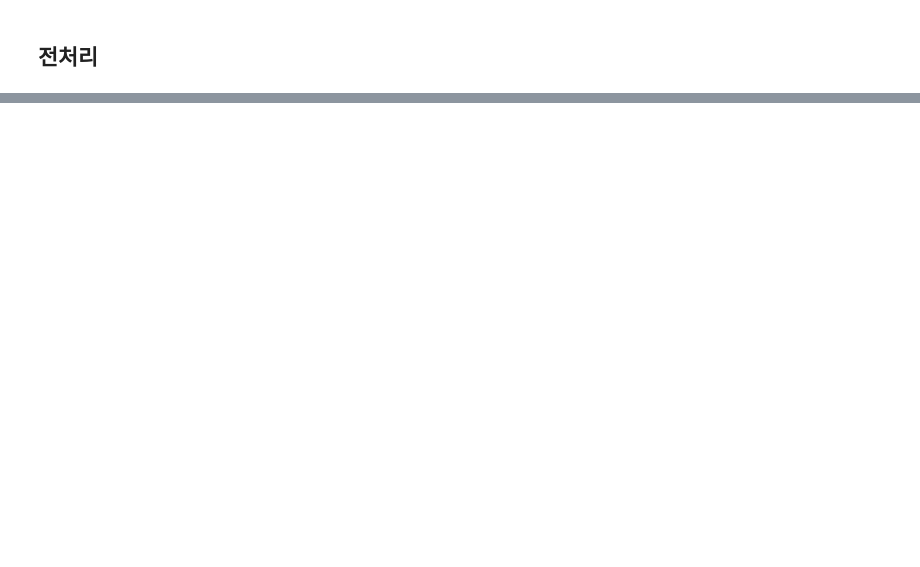
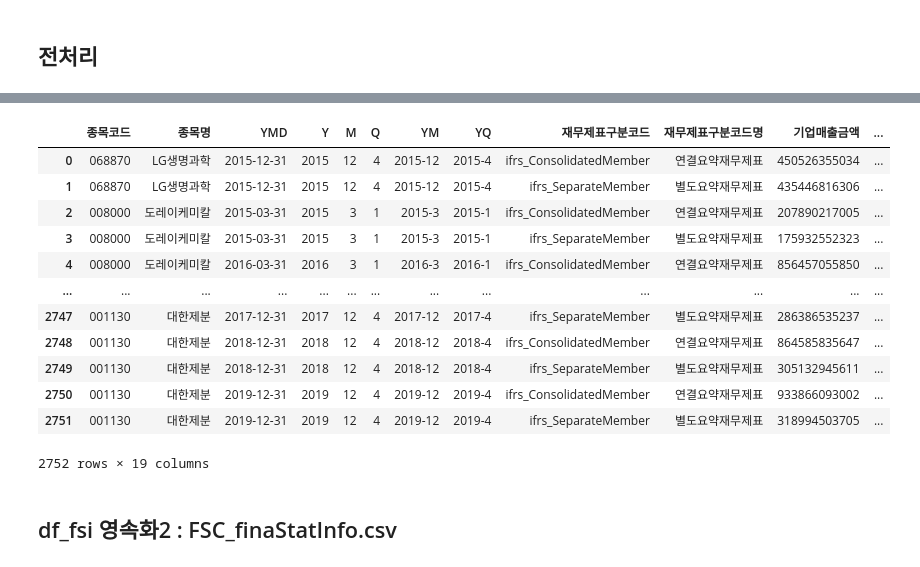
Before and after one commit to dkssudgb/ESG, a Jupyter notebook: dcdp/FSC_finaStatInfo.ipynb, the cells around one changed output, grey strips where cells are left out. Cells and saved outputs as stored; diff of their text form; code cells hidden in the pictures; blank space fills up the shorter version.

```diff
--- a/dcdp/FSC_finaStatInfo.ipynb
+++ b/dcdp/FSC_finaStatInfo.ipynb
@@ -56,0 +322,3 @@ df_cc.head()
+# %%
+df_fsi = pd.merge(df_fsi, df_cc, how='left', left_on="crno", right_on="jurir_no")
+df_fsi
@@ -235,0 +341,8 @@ df_finaStatInfo
+# %%
+df_fsi['YMD'] = pd.to_datetime(df_fsi['basDt'], format='%Y%m%d')
+df_fsi['Y'] = df_fsi['YMD'].dt.year
+df_fsi['M'] = df_fsi['YMD'].dt.month
+df_fsi['Q'] = df_fsi['YMD'].dt.quarter
+df_fsi['YM'] = df_fsi['Y'].astype("str") + "-" + df_fsi['M'].astype("str")
+df_fsi['YQ'] = df_fsi['Y'].astype("str") + "-" + df_fsi['Q'].astype("str")
+df_fsi
@@ -236 +363,43 @@ df_finaStatInfo
+# %%
+dict_colReName = {
+    "stock_code": "종목코드",
+    "corp_name": "종목명",
+    "basDt": "기준일자",
+    "crno": "법인등록번호",
+    "bizYear": "사업연도",
+    "fnclDcd": "재무제표구분코드",
+    "fnclDcdNm": "재무제표구분코드명",
+    "enpSaleAmt": "기업매출금액",
+    "enpBzopPft": "기업영업이익",
+    "iclsPalClcAmt": "포괄손익계산금액",
+    "enpCrtmNpf": "기업당기순이익",
+    "enpTastAmt": "기업총자산금액",
+    "enpTdbtAmt": "기업총부채금액",
+    "enpTcptAmt": "기업총자본금액",
+    "enpCptlAmt": "기업자본금액",
+    "fnclDebtRto": "재무제표부채비율",
+}
+
+col = ['종목코드', '종목명', 'YMD', 'Y', "M", "Q", "YM", "YQ", '재무제표구분코드', '재무제표구분코드명', '기업매출금액', '기업영업이익', '포괄손익계산금액', '기업당기순이익', '기업총자산금액', '기업총부채금액', '기업총자본금액', '기업자본금액','재무제표부채비율']
+
+
+df_fsi = df_fsi.rename(columns=dict_colReName)
+df_fsi = df_fsi[col]
+df_fsi
+# %% [output]
+|  | 종목코드 | 종목명 | YMD | Y | M | Q | YM | YQ | 재무제표구분코드 | 재무제표구분코드명 | 기업매출금액 | ... |
+| 0 | 068870 | LG생명과학 | 2015-12-31 | 2015 | 12 | 4 | 2015-12 | 2015-4 | ifrs_ConsolidatedMember | 연결요약재무제표 | 450526355034 | ... |
+| 1 | 068870 | LG생명과학 | 2015-12-31 | 2015 | 12 | 4 | 2015-12 | 2015-4 | ifrs_SeparateMember | 별도요약재무제표 | 435446816306 | ... |
+| 2 | 008000 | 도레이케미칼 | 2015-03-31 | 2015 | 3 | 1 | 2015-3 | 2015-1 | ifrs_ConsolidatedMember | 연결요약재무제표 | 207890217005 | ... |
+| 3 | 008000 | 도레이케미칼 | 2015-03-31 | 2015 | 3 | 1 | 2015-3 | 2015-1 | ifrs_SeparateMember | 별도요약재무제표 | 175932552323 | ... |
+| 4 | 008000 | 도레이케미칼 | 2016-03-31 | 2016 | 3 | 1 | 2016-3 | 2016-1 | ifrs_ConsolidatedMember | 연결요약재무제표 | 856457055850 | ... |
+| ... | ... | ... | ... | ... | ... | ... | ... | ... | ... | ... | ... | ... |
+| 2747 | 001130 | 대한제분 | 2017-12-31 | 2017 | 12 | 4 | 2017-12 | 2017-4 | ifrs_SeparateMember | 별도요약재무제표 | 286386535237 | ... |
+| 2748 | 001130 | 대한제분 | 2018-12-31 | 2018 | 12 | 4 | 2018-12 | 2018-4 | ifrs_ConsolidatedMember | 연결요약재무제표 | 864585835647 | ... |
+| 2749 | 001130 | 대한제분 | 2018-12-31 | 2018 | 12 | 4 | 2018-12 | 2018-4 | ifrs_SeparateMember | 별도요약재무제표 | 305132945611 | ... |
+| 2750 | 001130 | 대한제분 | 2019-12-31 | 2019 | 12 | 4 | 2019-12 | 2019-4 | ifrs_ConsolidatedMember | 연결요약재무제표 | 933866093002 | ... |
+| 2751 | 001130 | 대한제분 | 2019-12-31 | 2019 | 12 | 4 | 2019-12 | 2019-4 | ifrs_SeparateMember | 별도요약재무제표 | 318994503705 | ... |
+2752 rows × 19 columns
+# %% [markdown]
+## df_fsi 영속화2 : FSC_finaStatInfo.csv
 # %%
```
Also changed, not shown: parts of 44 cells of this notebook, 3 other files.
